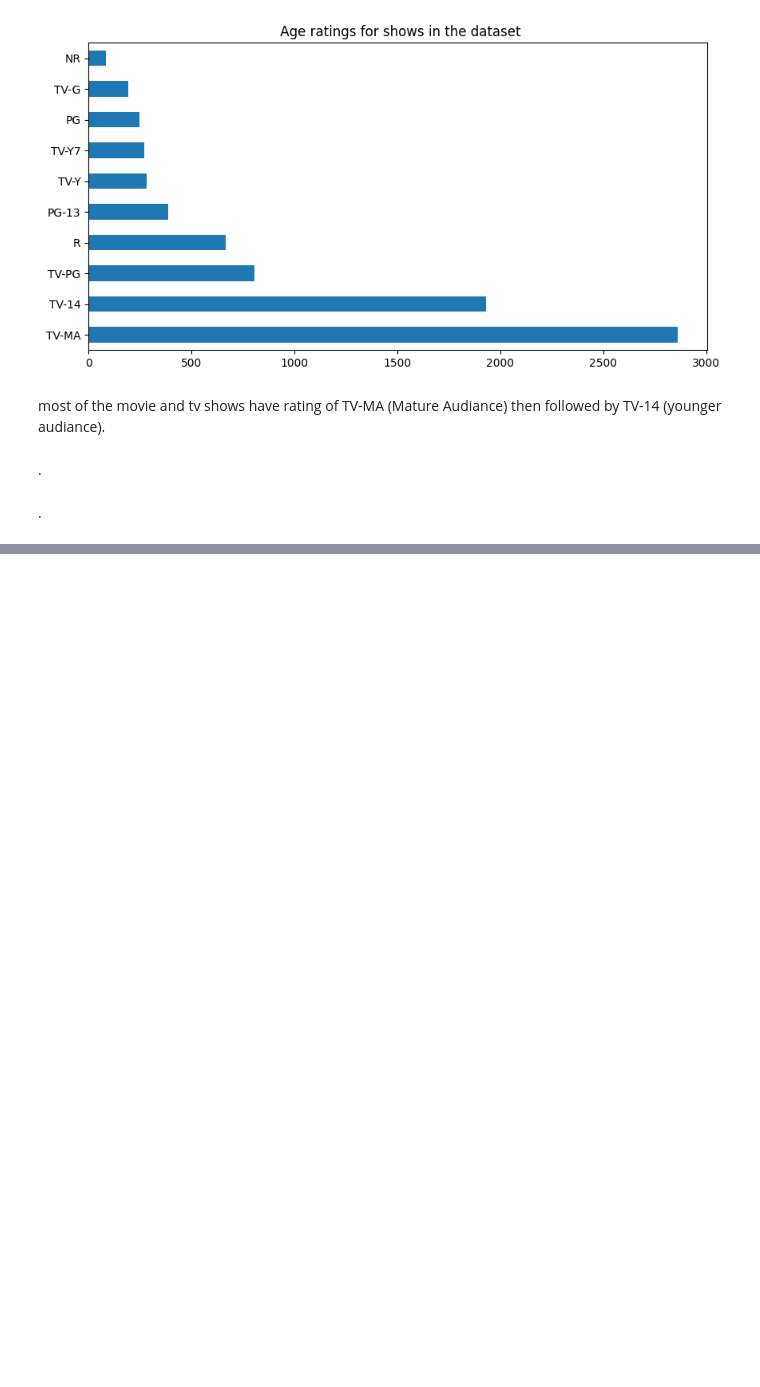
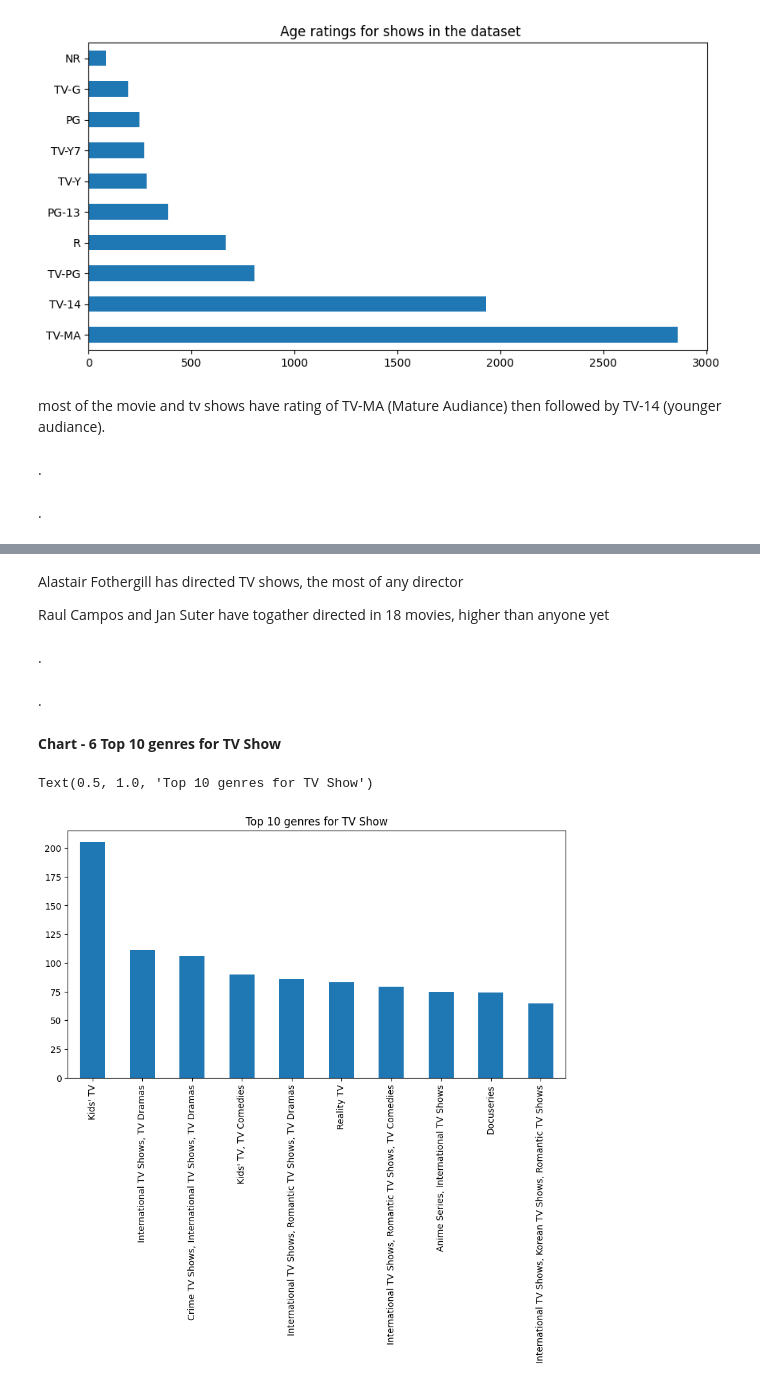
Before and after one commit to kunalNbadgujar/Netflix-Movies-and-TV-Shows-Clustering, a Jupyter notebook: Netflix_Movies_and_TV_shows_Clustering.ipynb, the cells around one changed output, grey strips where cells are left out. Saved outputs shown, nothing was run; the diff lists cells and outputs as text; code cells hidden in the pictures; blank space fills up the shorter version.

```diff
--- a/Netflix_Movies_and_TV_shows_Clustering.ipynb
+++ b/Netflix_Movies_and_TV_shows_Clustering.ipynb
@@ -334,0 +379,18 @@ most of the movie and tv shows have rating of TV-MA (Mature Audiance) then follo
+# %% [markdown]
+Alastair Fothergill has directed TV shows, the most of any director
+
+Raul Campos and Jan Suter have togather directed in 18 movies, higher than anyone yet
+# %% [markdown]
+.
+# %% [markdown]
+.
+# %% [markdown]
+**Chart - 6 Top 10 genres for TV Show**
+# %%
+# Top 10 genre for movies
+plt.figure(figsize=(10,5))
+df[df['type']=='TV Show'].listed_in.value_counts().nlargest(10).plot(kind='bar')
+plt.title('Top 10 genres for TV Show')
+# %% [output]
+Text(0.5, 1.0, 'Top 10 genres for TV Show')
+[figure, added]
```
Also changed, not shown: parts of 38 cells of this notebook.
